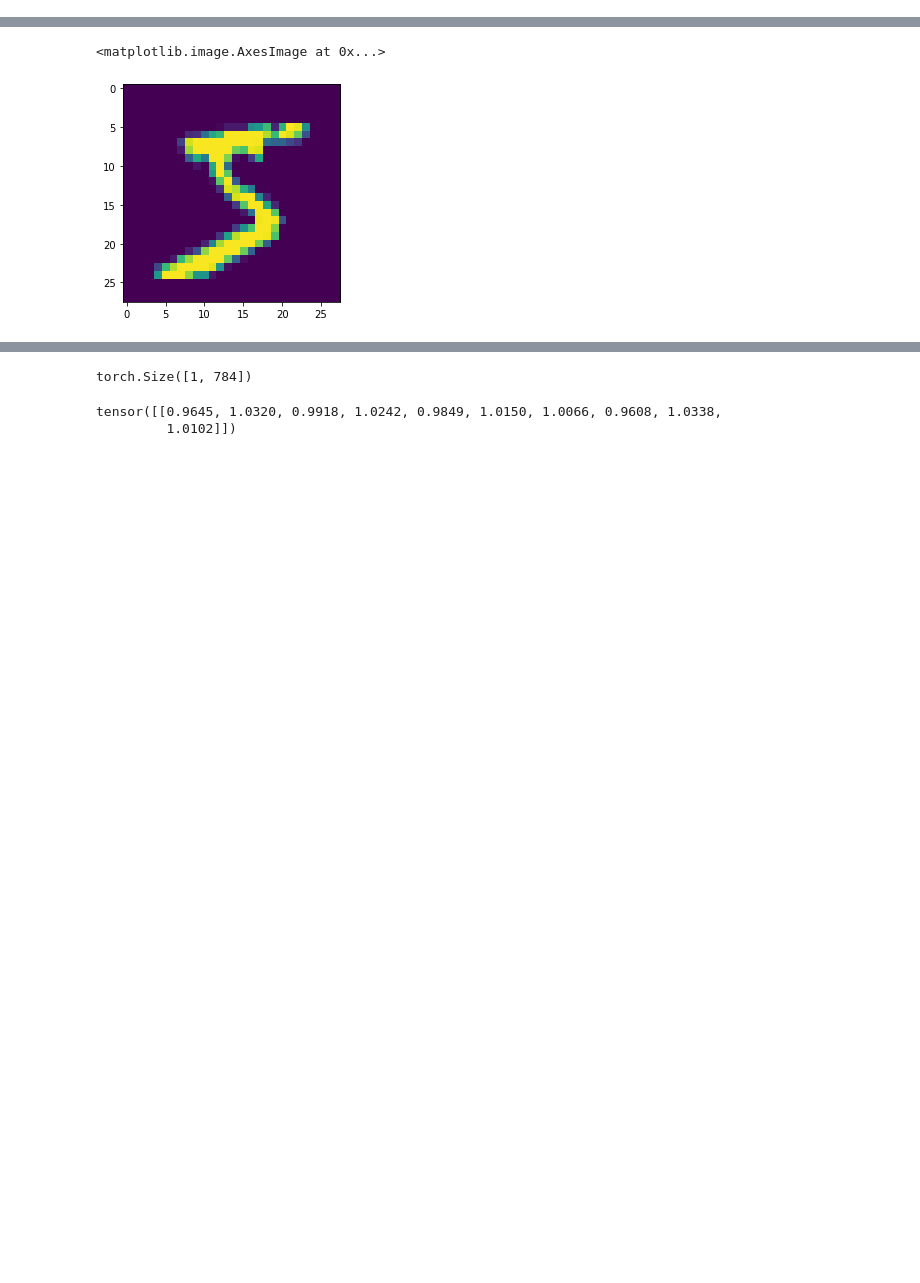
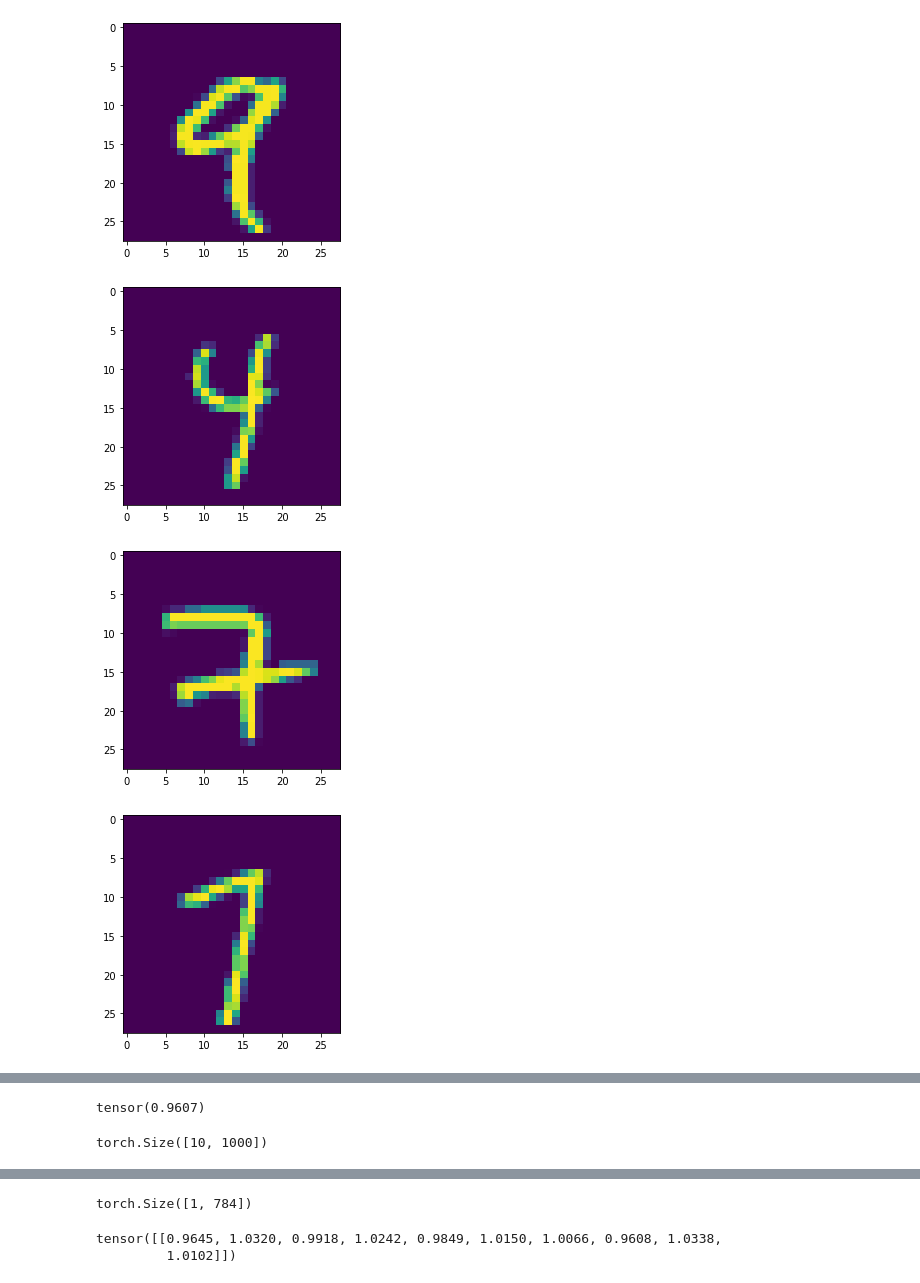
Before and after one commit to thebigbadbobby/neuralhd, a Jupyter notebook: Experiments/GeneralHDC/test.ipynb, the cells around one changed output, grey strips where cells are left out. Saved outputs shown, nothing was run; the diff lists cells and outputs as text; code cells hidden in the pictures; blank space fills up the shorter version.

```diff
--- a/Experiments/GeneralHDC/test.ipynb
+++ b/Experiments/GeneralHDC/test.ipynb
@@ -62,0 +93,9 @@ plt.scatter(x,y,c=model(x_train[:200]))
+# %%
+for i in range(0,10):
+    plt.imshow(x_train[labels==4][i].reshape(28,28))
+    plt.show()
+# %% [output]
+[figure, added]
+[figure, added]
+[figure, added]
+[figure, added]
@@ -63,8 +112,8 @@ plt.scatter(x,y,c=model(x_train[:200]))
 # %%
-labels=model(x_train)
+eval_acc(model,x_train,labels)
+# %% [output]
+tensor(0.9607)
-# %%
-x_train[labels==0].shape
-plt.imshow(x_train[labels==0][0].reshape(28,28))
-# %% [output]
-<matplotlib.image.AxesImage at 0x...>
-[figure, removed]
+# %%
+model.classes.shape
+# %% [output]
+torch.Size([10, 1000])
```
Also changed, not shown: parts of 29 cells of this notebook, 3 other files.
